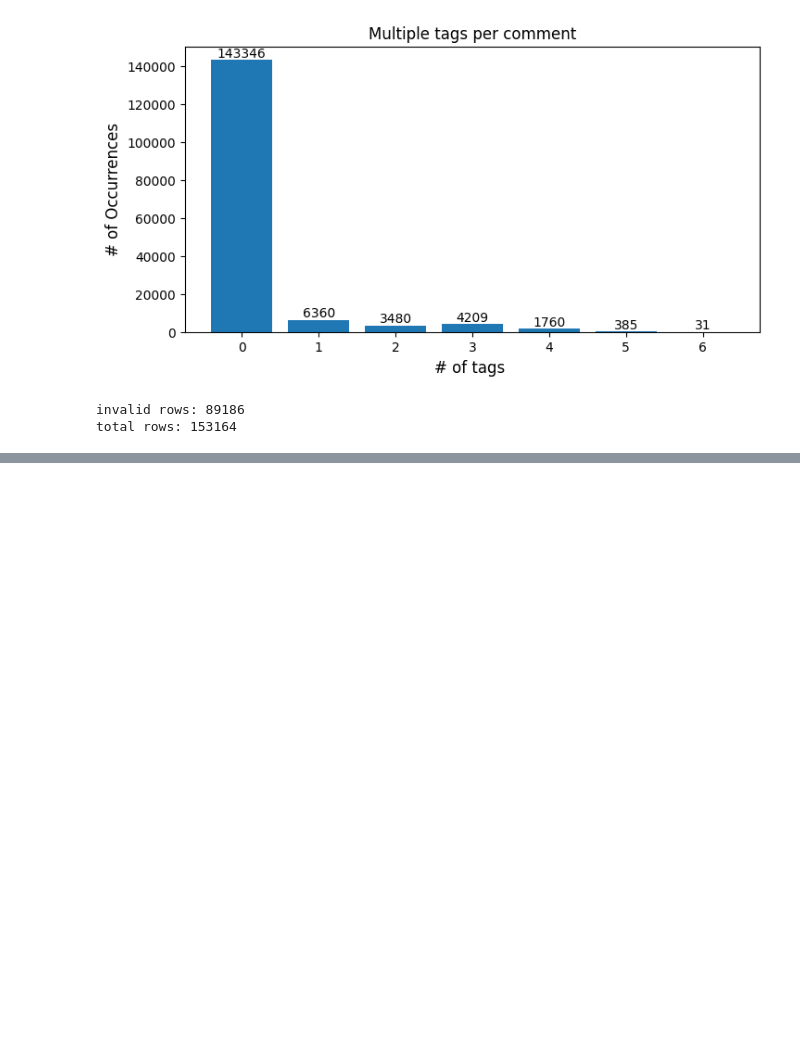
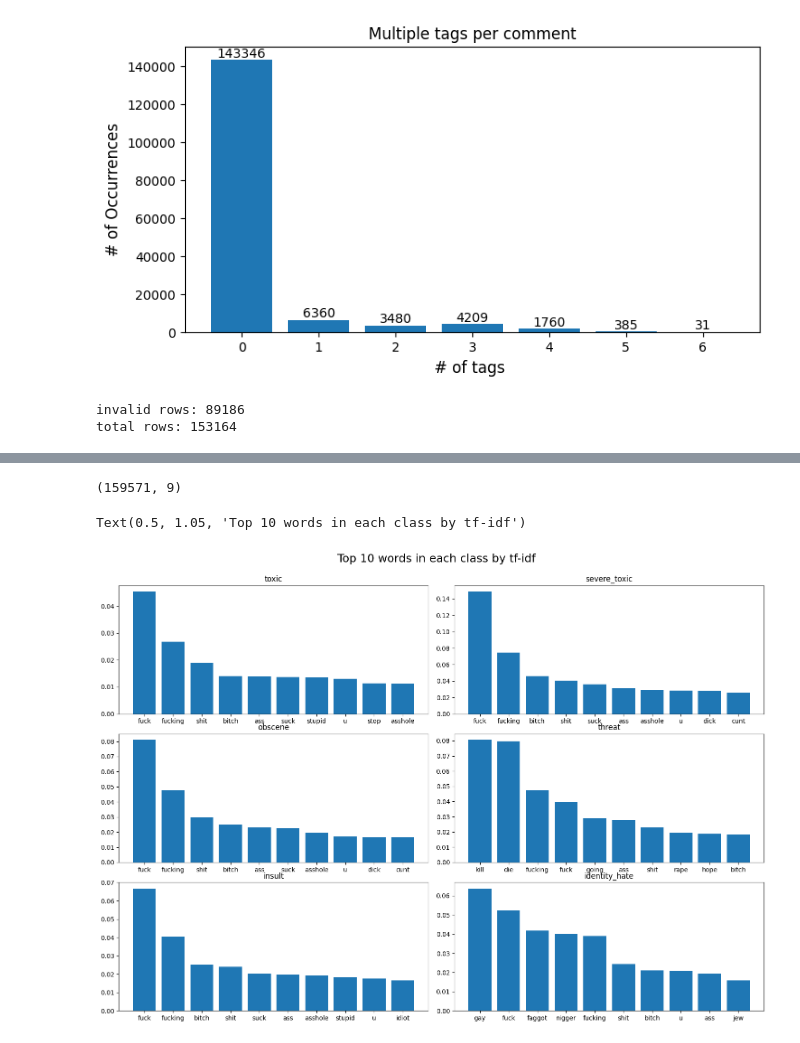
Before and after one commit to jacobseunglee/toxic-comment-classification, a Jupyter notebook: submission.ipynb, the cells around one changed output, grey strips where cells are left out. Cells and saved outputs as stored; diff of their text form; code cells hidden in the pictures; blank space fills up the shorter version.

Commit message:
add tfidf and nbsvm

```diff
--- a/submission.ipynb
+++ b/submission.ipynb
@@ -182,0 +199,11 @@ print(val_Y[val_predictions[:, 0] == 1])
+# %%
+# tr[tr["toxic"] == 1]["comment_text"]
+tr.shape
+# %% [output]
+(159571, 9)
+# %%
+tfidf_vectorizer = TfidfVectorizer(tokenizer=clean_text, strip_accents='unicode', stop_words='english')
+tr_term_tfidf_doc_matrix = tfidf_vectorizer.fit_transform(tr["comment_text"])
+val_term_tfidf_doc_matrix = tfidf_vectorizer.transform(val_X["comment_text"])
+# %%
+target_info_all = tr.iloc[:,2:]
@@ -182,0 +244,19 @@ print(val_Y[val_predictions[:, 0] == 1])
+# %%
+tfidf_top_n_per_class=top_feats_by_class(tr_term_tfidf_doc_matrix, np.array(tfidf_vectorizer.get_feature_names_out()))
+# tfidf_top_n_per_class[0]
+# %%
+# tfidf_top_n_per_class[0][:10]
+
+fig, ax = plt.subplots(3, 2, figsize = (15, 10))
+fig.tight_layout()
+
+for i, target in enumerate(classes):
+    top10 = tfidf_top_n_per_class[i][:10]
+    r, c = pos[i]
+    ax[r][c].bar(top10["feature"], top10["tfidf"])
+    ax[r][c].set_title(target)
+
+fig.suptitle("Top 10 words in each class by tf-idf", y=1.05, fontsize=18)
+# %% [output]
+Text(0.5, 1.05, 'Top 10 words in each class by tf-idf')
+[figure, added]
```
Also changed, not shown: parts of 21 cells of this notebook.
